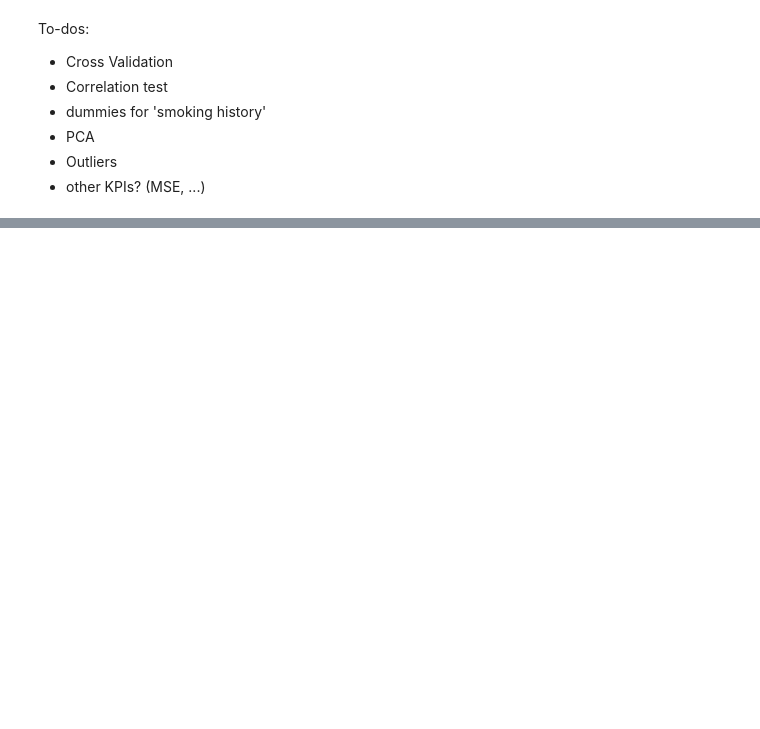
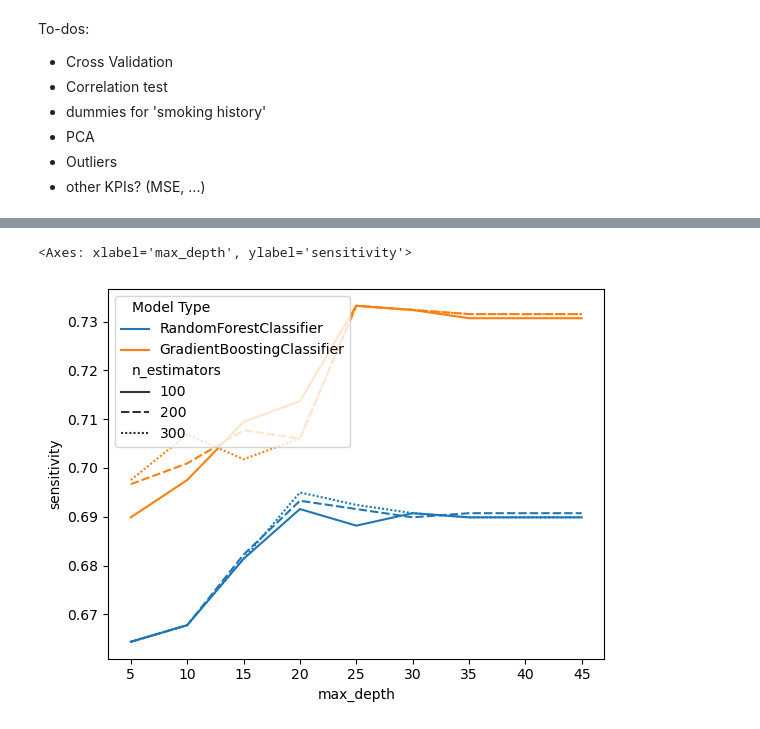
Before and after one commit to tobiasuihlein/diabetes_screening_and_diagnostics, a Jupyter notebook: notebooks/Draft.ipynb, the cells around one changed output, grey strips where cells are left out. Saved outputs shown, nothing was run; the diff lists cells and outputs as text; code cells hidden in the pictures; blank space fills up the shorter version.

Commit message:
grid search

```diff
--- a/notebooks/Draft.ipynb
+++ b/notebooks/Draft.ipynb
@@ -218,0 +283,5 @@ Questions:
+# %%
+sns.lineplot(df_grid_search, x='max_depth', y='sensitivity', hue='Model Type', style='n_estimators')
+# %% [output]
+<Axes: xlabel='max_depth', ylabel='sensitivity'>
+[figure, added]
```
Also changed, not shown: parts of 10 cells of this notebook.
